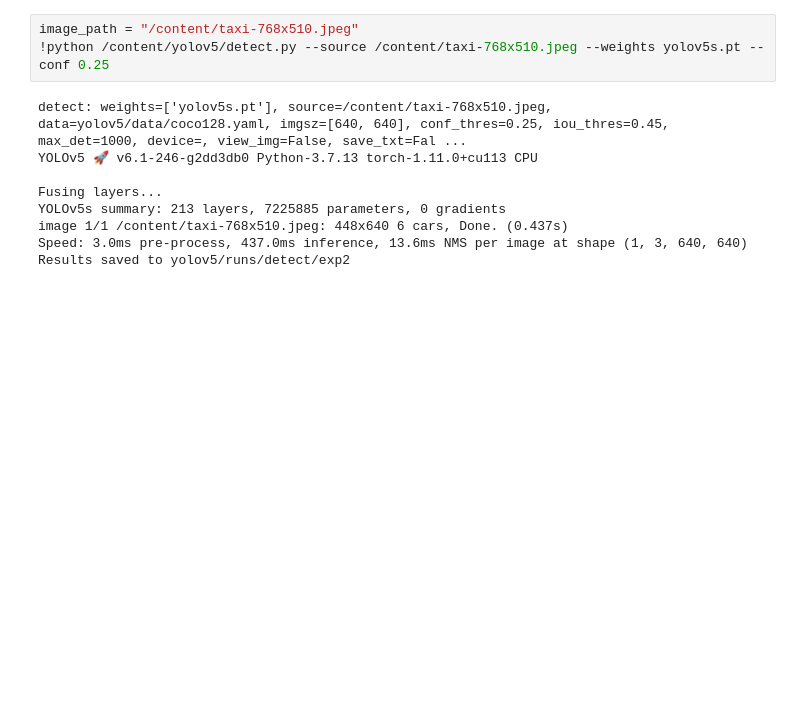
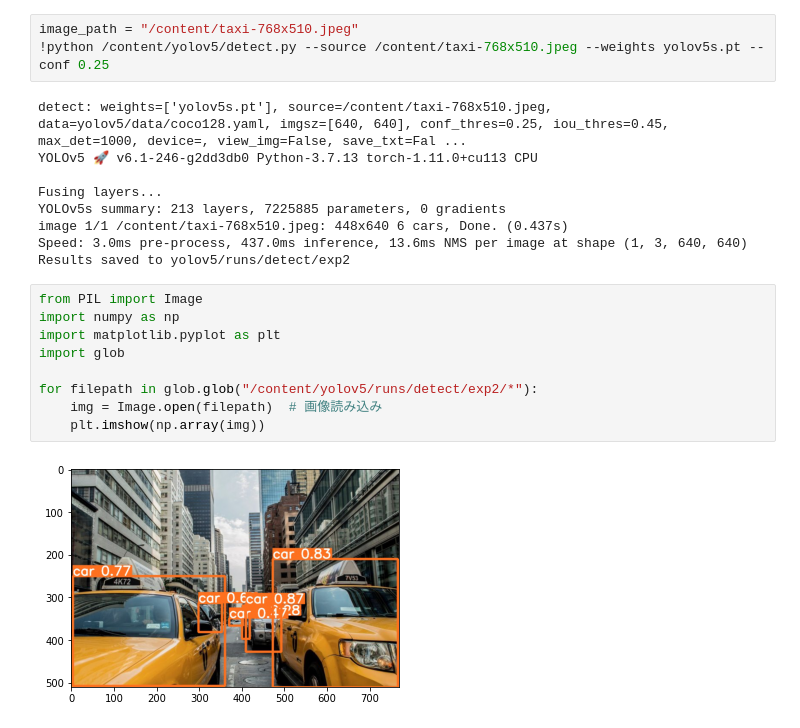
Before and after one commit to ykitaguchi77/YOLOv5, a Jupyter notebook: YOLOv5_base.ipynb, the cells around one changed output. Drawn from its saved outputs; the diff is of its cells as text; blank space fills up the shorter version.

```diff
--- a/YOLOv5_base.ipynb
+++ b/YOLOv5_base.ipynb
@@ -24,3 +24,14 @@ YOLOv5s summary: 213 layers, 7225885 parameters, 0 gradients
 image 1/1 /content/taxi-768x510.jpeg: 448x640 6 cars, Done. (0.437s)
 Speed: 3.0ms pre-process, 437.0ms inference, 13.6ms NMS per image at shape (1, 3, 640, 640)
 Results saved to yolov5/runs/detect/exp2
+# %%
+from PIL import Image
+import numpy as np
+import matplotlib.pyplot as plt
+import glob
+
+for filepath in glob.glob("/content/yolov5/runs/detect/exp2/*"):
+    img = Image.open(filepath)  # 画像読み込み
+    plt.imshow(np.array(img))
+# %% [output]
+[figure, added]
```
